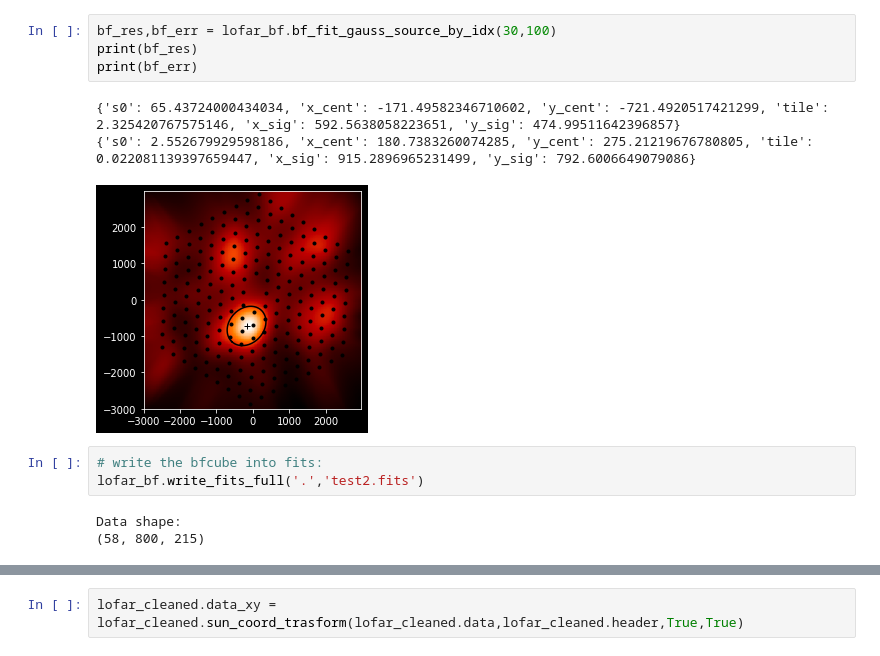
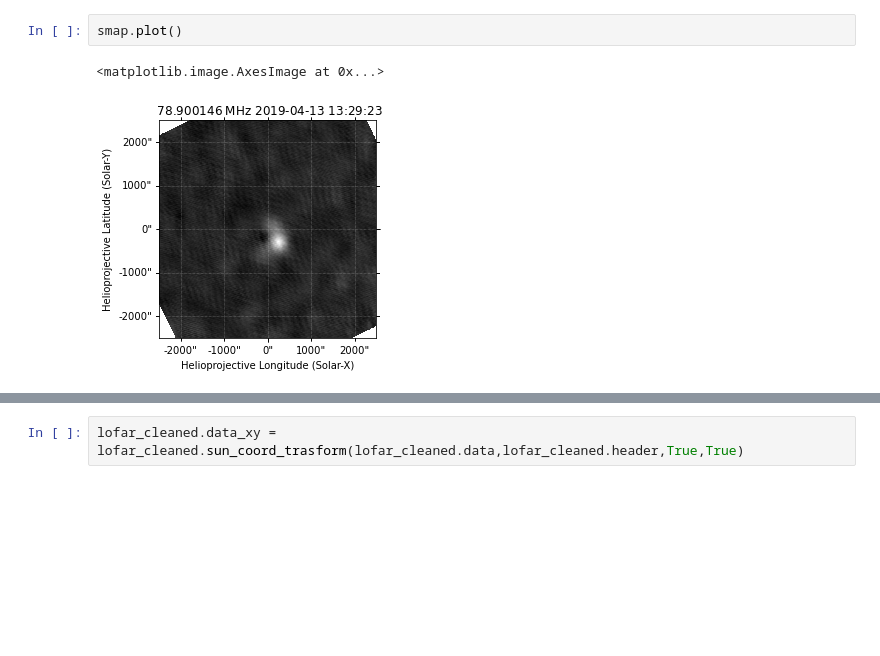
Before and after one commit to peijin94/LOFAR-Sun-tools, a Jupyter notebook: demo/demo_sunpymap.ipynb, the cells around one changed output, grey strips where cells are left out. Cells and saved outputs as stored; diff of their text form; blank space fills up the shorter version.

```diff
--- a/demo/demo_sunpymap.ipynb
+++ b/demo/demo_sunpymap.ipynb
@@ -62,16 +42,7 @@ plt.show()
-# %%
-bf_res,bf_err = lofar_bf.bf_fit_gauss_source_by_idx(30,100)
-print(bf_res)
-print(bf_err)
-# %% [output]
-{'s0': 65.43724000434034, 'x_cent': -171.49582346710602, 'y_cent': -721.4920517421299, 'tile': 2.325420767575146, 'x_sig': 592.5638058223651, 'y_sig': 474.99511642396857}
-{'s0': 2.552679929598186, 'x_cent': 180.7383260074285, 'y_cent': 275.21219676780805, 'tile': 0.022081139397659447, 'x_sig': 915.2896965231499, 'y_sig': 792.6006649079086}
-[figure, removed]
-# %%
-# write the bfcube into fits:
-lofar_bf.write_fits_full('.','test2.fits')
-# %% [output]
-Data shape:
-(58, 800, 215)
+# %%
+smap.plot()
+# %% [output]
+<matplotlib.image.AxesImage at 0x...>
+[figure, added]
 # %%
 # process interferometry data
```
Also changed, not shown: parts of 14 cells of this notebook, 4 other files.
